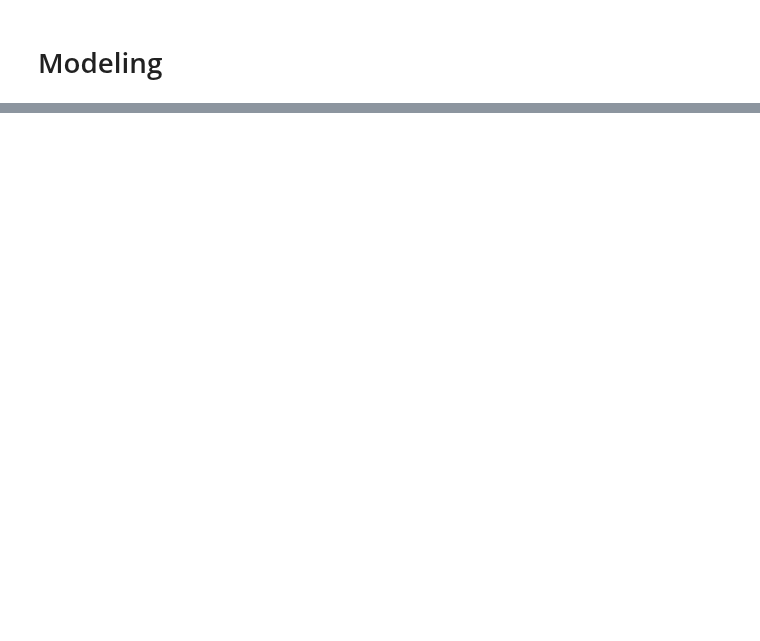
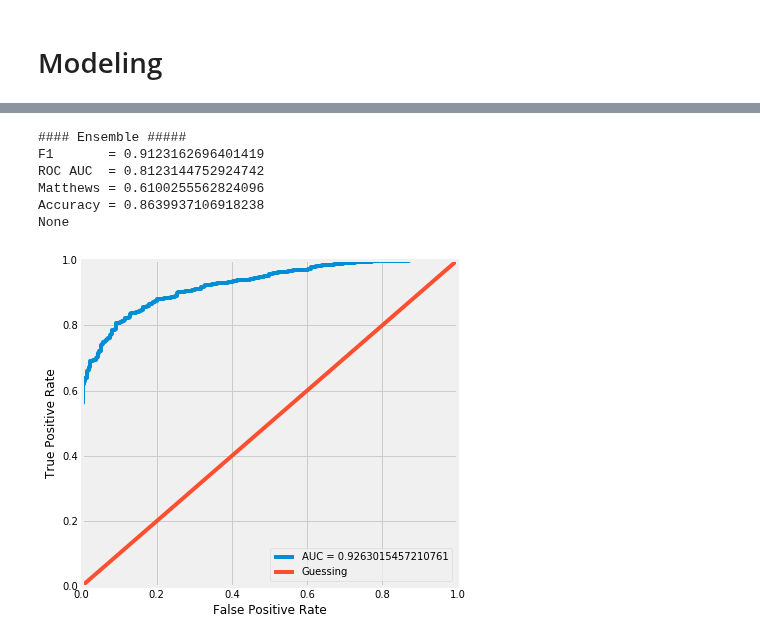
Before and after one commit to arose13/Notebooks, a Jupyter notebook: Will Couples Stay Together.ipynb, the cells around one changed output, grey strips where cells are left out. Cells and saved outputs as stored; diff of their text form; code cells hidden in the pictures; blank space fills up the shorter version.

```diff
--- a/Will Couples Stay Together.ipynb
+++ b/Will Couples Stay Together.ipynb
@@ -225,0 +289,19 @@ NotFittedError: This GridSearchCV instance is not fitted yet. Call 'fit' with ap
+# %%
+%%time
+# Train Soft Probability Model
+soft_vote = PreTrainedVoteEnsemble(trained_estimators=[('nn', sk_net), ('rf', forest)])
+
+print('#### Ensemble #####')
+print(evaluate(soft_vote, x_train, y_train))
+
+graph.figure(figsize=(6, 6))
+plot_roc_curve(soft_vote.predict_proba(x_train)[:, 1], y_train)
+graph.show()
+# %% [output]
+#### Ensemble #####
+F1       = 0.9123162696401419
+ROC AUC  = 0.8123144752924742
+Matthews = 0.6100255562824096
+Accuracy = 0.8639937106918238
+None
+[figure, added]
```
Also changed, not shown: parts of 18 cells of this notebook.
